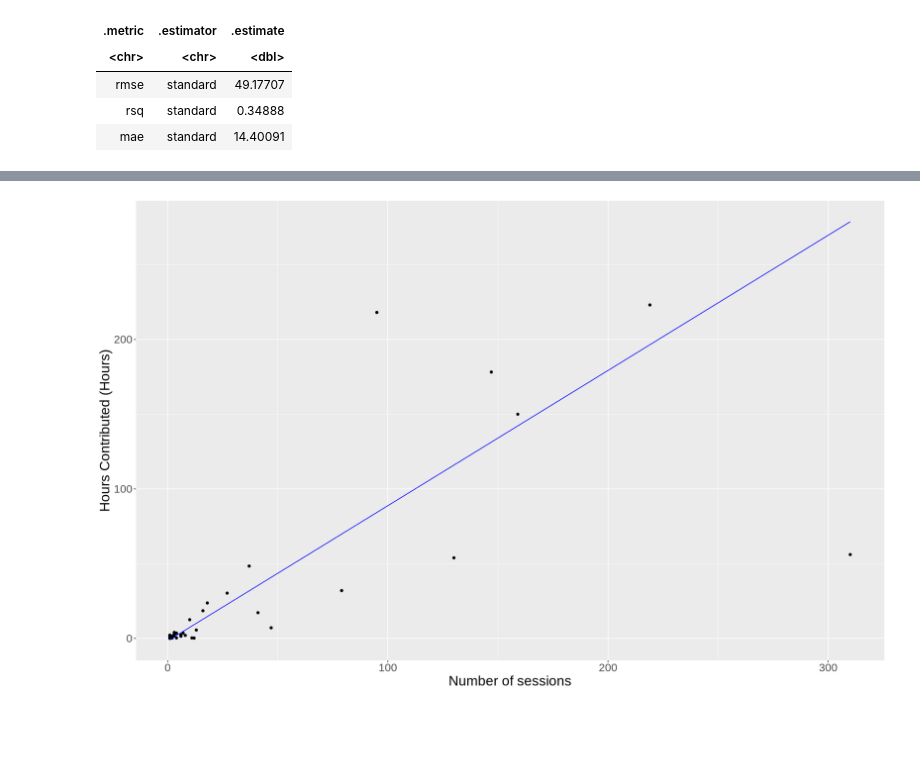
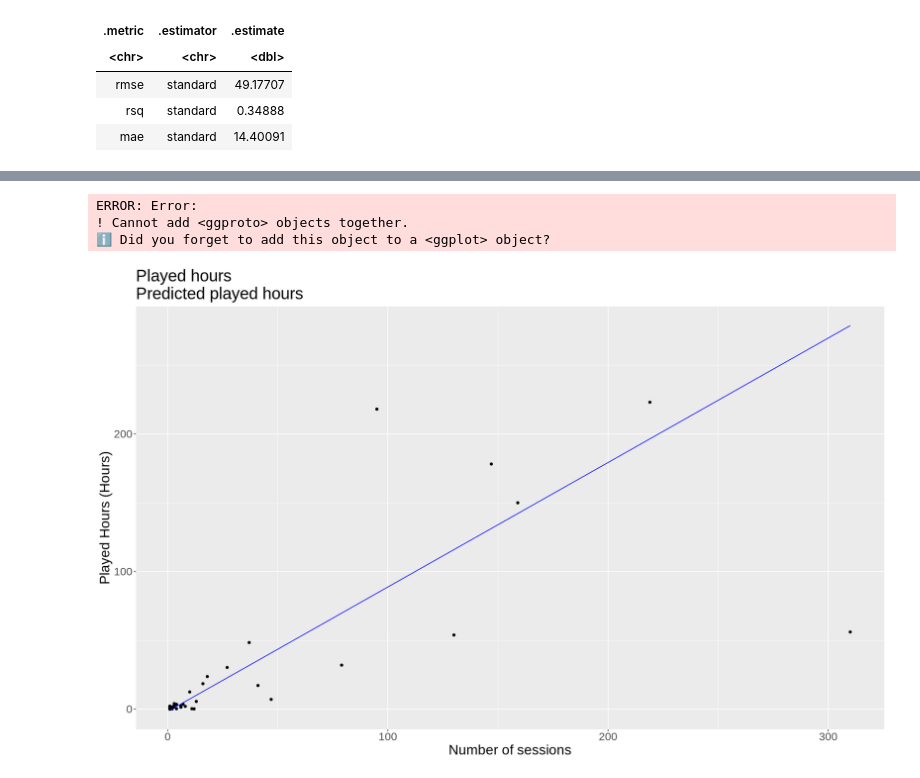
Before and after one commit to harpreeto6/Data_Science_Project, a Jupyter notebook: Minecraft_Analysis.ipynb, the cells around one changed output, grey strips where cells are left out. Saved outputs shown, nothing was run; the diff lists cells and outputs as text; code cells hidden in the pictures; blank space fills up the shorter version.

```diff
--- a/Minecraft_Analysis.ipynb
+++ b/Minecraft_Analysis.ipynb
@@ -426,16 +430,36 @@ hours_age_plot
+# %%
+hours_experience_predicted_data <- hours_experience_best_fit |>
+          predict(hours_experience_testing) |>
+          bind_cols(hours_experience_testing)
+
+
+hours_age_plot <- merged_final |>
+                    ggplot(aes(x = experience_numeric, y = played_hours)) +
+                    geom_bar(stat = "identity") +
+                    labs( x = "Experience", y = "Played hours (Hours)",
+                         title = "Played hours\nPredicted played hours", fill = "Experience")
+                    geom_line(data = hours_experience_predicted_data, aes(x = experience_numeric, y = .pred), color = "blue")+
+                    theme(text = element_text(size = 20))
+
+
+hours_age_plot
+# %% [output]
+ERROR: Error:
+! Cannot add <ggproto> objects together.
+ℹ Did you forget to add this object to a <ggplot> object?
 # %%
 hours_sessions_predicted_data <- hours_sessions_best_fit |>
           predict(hours_sessions_testing) |>
           bind_cols(hours_sessions_testing)
 
 
 hours_sessions_plot <- merged_final |>
                     ggplot(aes(x = number_of_sessions, y = played_hours)) +
                     geom_point() +
                     geom_line(data = hours_sessions_predicted_data, aes(x = number_of_sessions, y = .pred), color = "blue") +
-                    labs( x = "Number of sessions", y = "Hours Contributed (Hours)", tittle= "Played hours\n Number of sessions") +
+                    labs( x = "Number of sessions", y = "Played Hours (Hours)", title= "Played hours\nPredicted played hours") +
                     theme(text = element_text(size = 20))
 
 hours_sessions_plot
 # %% [output]
-[figure, old version]
+[figure, new version]
```
Also changed, not shown: parts of 1 cell of this notebook.
